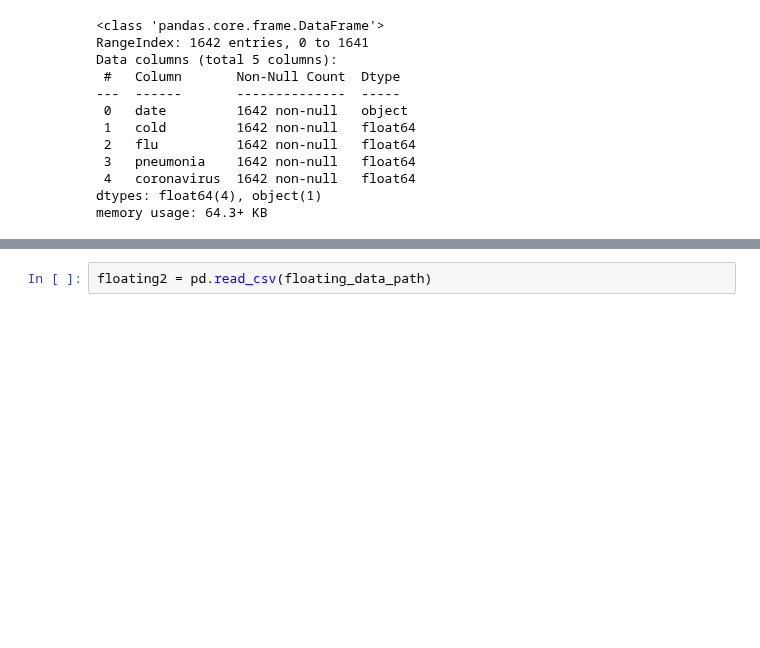
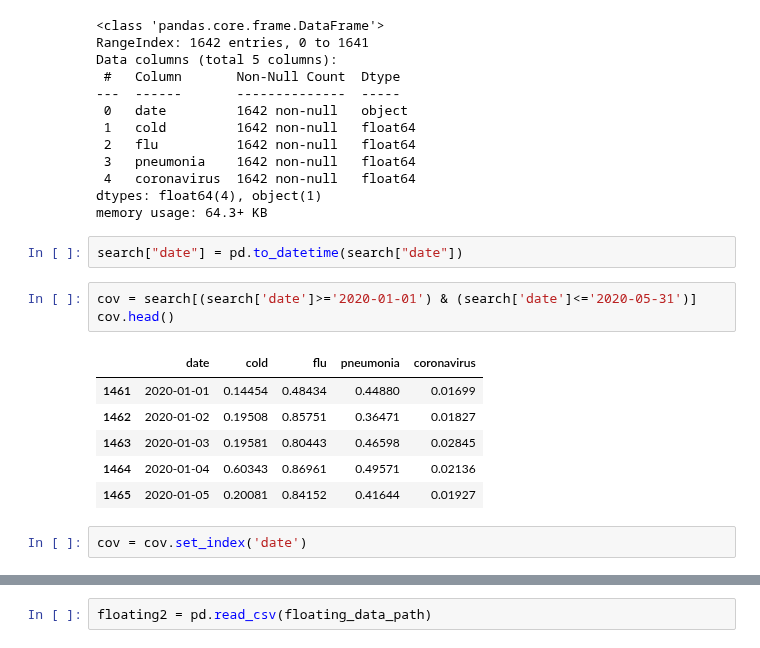
Before and after one commit to zzozzo/Datathon, a Jupyter notebook: data1.ipynb, the cells around one changed output, grey strips where cells are left out. Saved outputs shown, nothing was run; the diff lists cells and outputs as text; blank space fills up the shorter version.

```diff
--- a/data1.ipynb
+++ b/data1.ipynb
@@ -182,3 +174,17 @@ Data columns (total 5 columns):
  4   coronavirus  1642 non-null   float64
 dtypes: float64(4), object(1)
 memory usage: 64.3+ KB
+# %%
+search["date"] = pd.to_datetime(search["date"])
+# %%
+cov = search[(search['date']>='2020-01-01') & (search['date']<='2020-05-31')]
+cov.head()
+# %% [output]
+|  | date | cold | flu | pneumonia | coronavirus |
+| 1461 | 2020-01-01 | 0.14454 | 0.48434 | 0.44880 | 0.01699 |
+| 1462 | 2020-01-02 | 0.19508 | 0.85751 | 0.36471 | 0.01827 |
+| 1463 | 2020-01-03 | 0.19581 | 0.80443 | 0.46598 | 0.02845 |
+| 1464 | 2020-01-04 | 0.60343 | 0.86961 | 0.49571 | 0.02136 |
+| 1465 | 2020-01-05 | 0.20081 | 0.84152 | 0.41644 | 0.01927 |
+# %%
+cov = cov.set_index('date')
```
Also changed, not shown: parts of 9 cells of this notebook.
